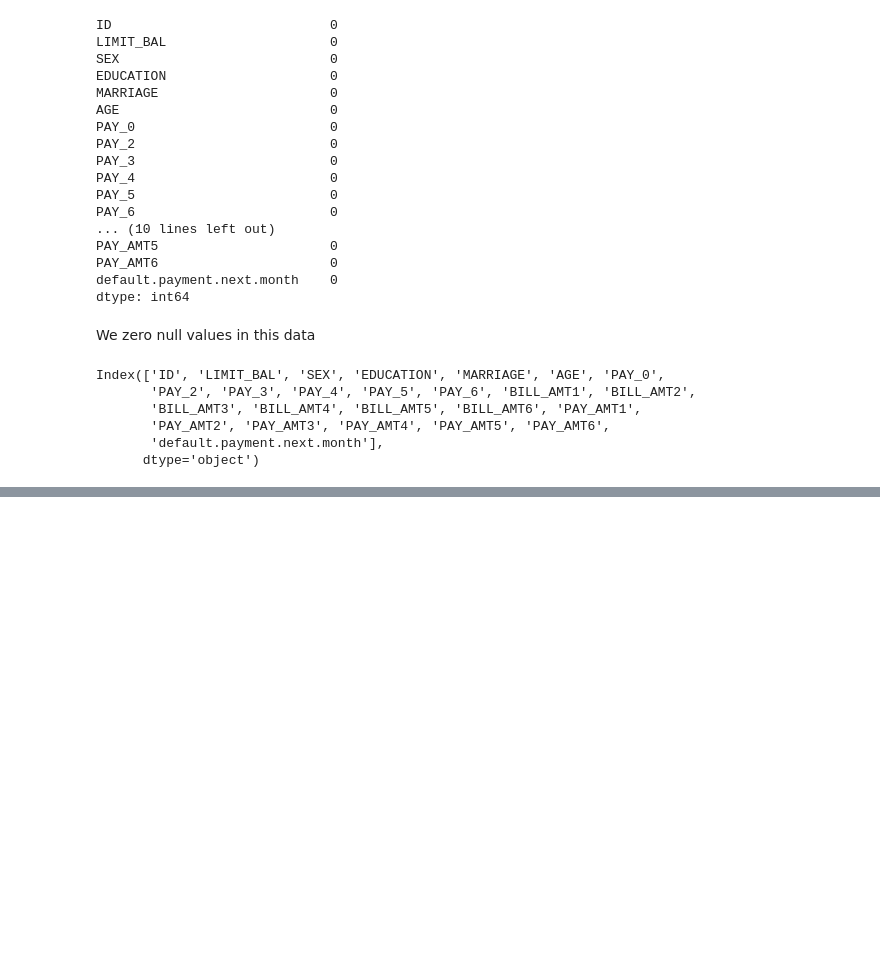
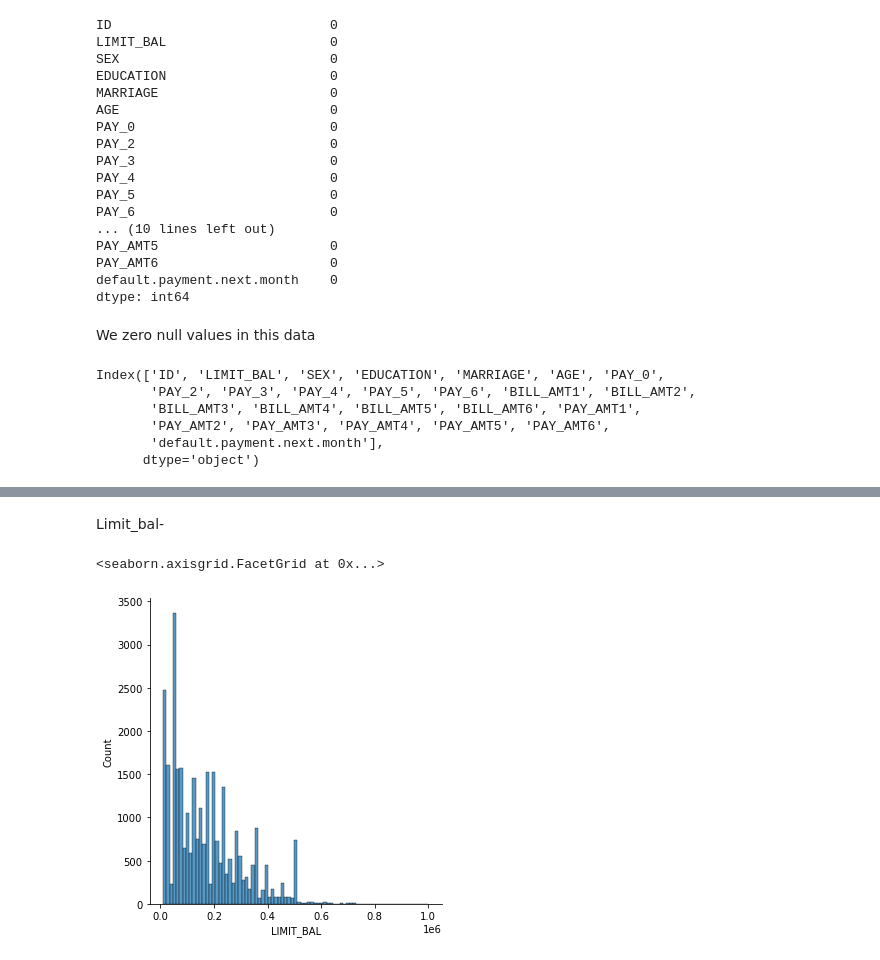
Before and after one commit to Meghana0804/Credit-Card-Default-Prediction, a Jupyter notebook: Default of Credit Card Clients Dataset.ipynb, the cells around one changed output, grey strips where cells are left out. Drawn from its saved outputs; the diff is of its cells as text; code cells hidden in the pictures; blank space fills up the shorter version.

```diff
--- a/Default of Credit Card Clients Dataset.ipynb
+++ b/Default of Credit Card Clients Dataset.ipynb
@@ -168,0 +228,7 @@ plt.show()
+# %% [markdown]
+Limit_bal-
+# %%
+sns.displot(df.LIMIT_BAL)
+# %% [output]
+<seaborn.axisgrid.FacetGrid at 0x...>
+[figure, added]
```
Also changed, not shown: parts of 46 cells of this notebook.
